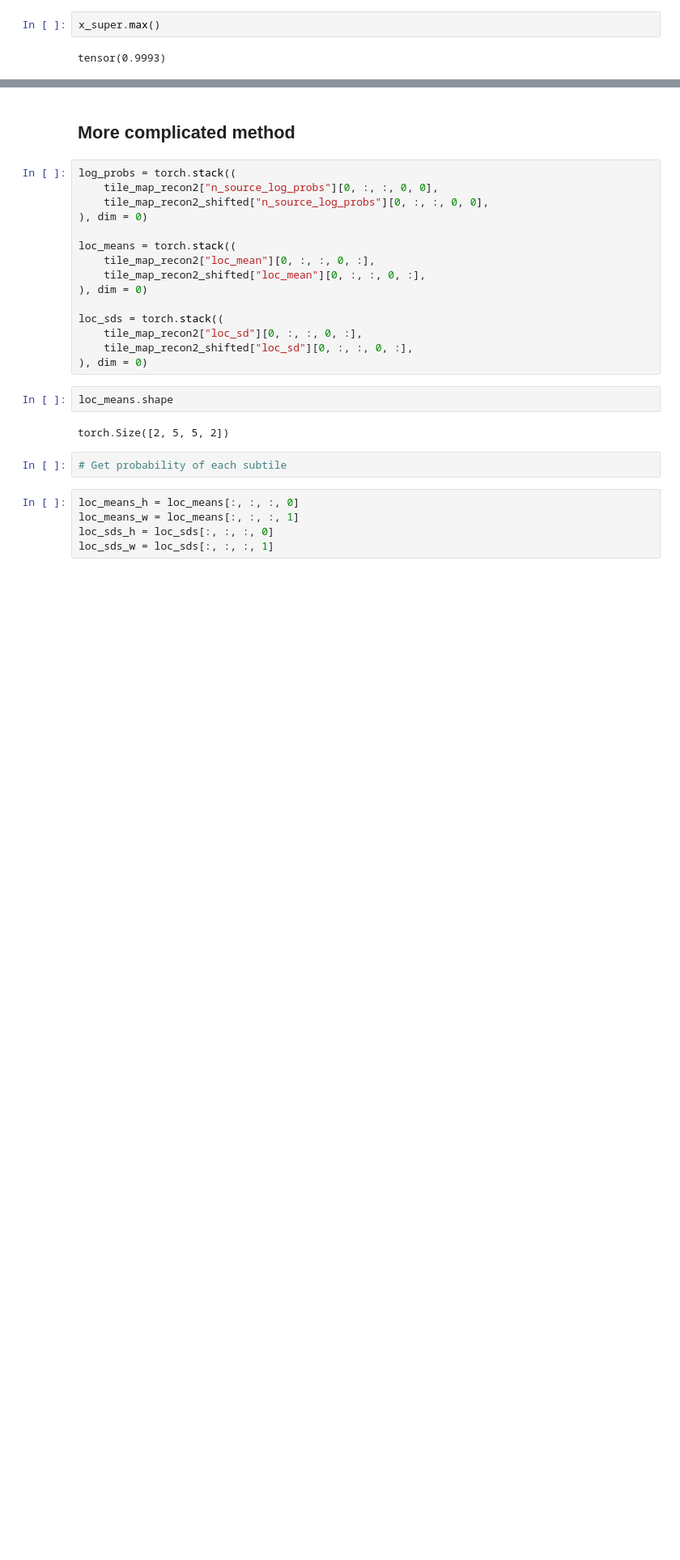
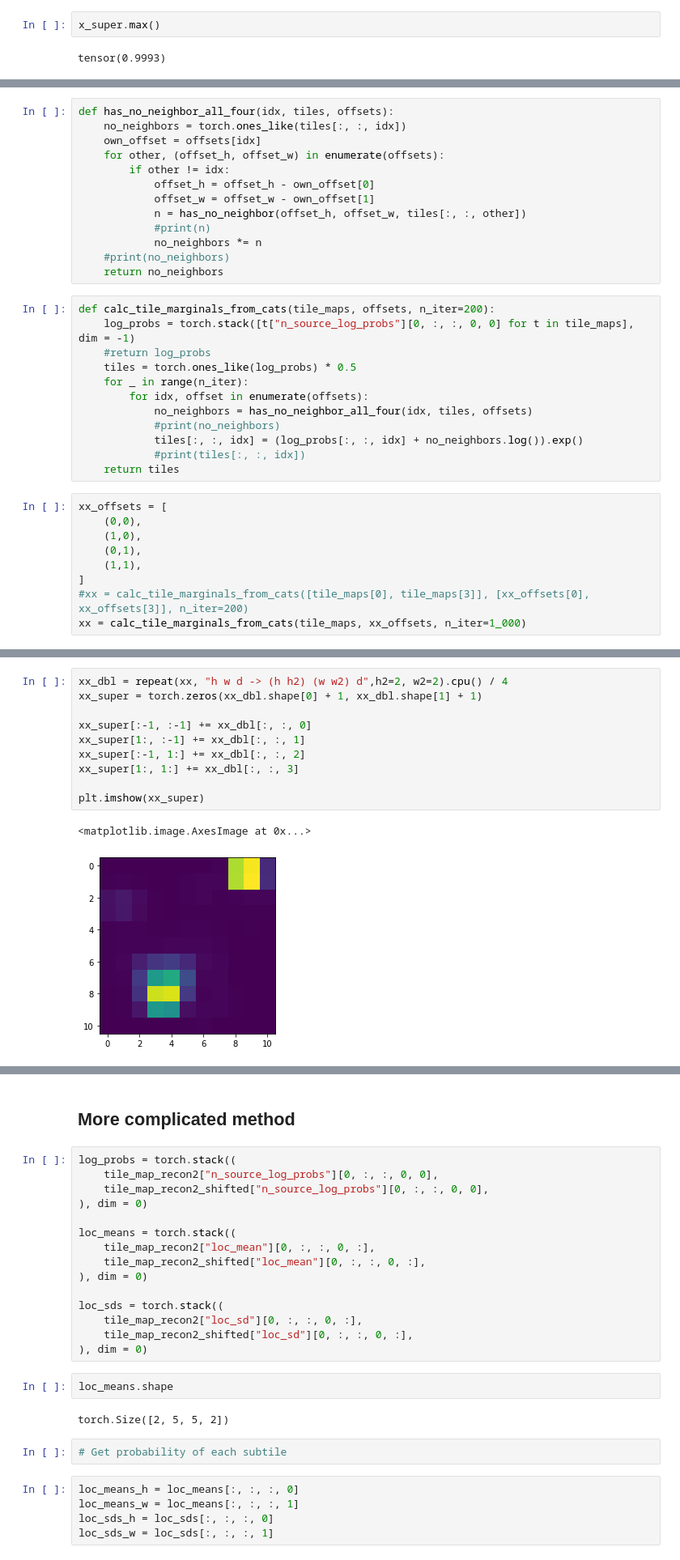
Before and after one commit to prob-ml/bliss, a Jupyter notebook: case_studies/overlap/overlap.ipynb, the cells around one changed output, grey strips where cells are left out. Shown at 81% size. Drawn from its saved outputs; the diff is of its cells as text; blank space fills up the shorter version.

```diff
--- a/case_studies/overlap/overlap.ipynb
+++ b/case_studies/overlap/overlap.ipynb
@@ -403,0 +489,34 @@ tensor(0.9993)
+# %%
+def has_no_neighbor_all_four(idx, tiles, offsets):
+    no_neighbors = torch.ones_like(tiles[:, :, idx])
+    own_offset = offsets[idx]
+    for other, (offset_h, offset_w) in enumerate(offsets):
+        if other != idx:
+            offset_h = offset_h - own_offset[0]
+            offset_w = offset_w - own_offset[1]
+            n = has_no_neighbor(offset_h, offset_w, tiles[:, :, other])
+            #print(n)
+            no_neighbors *= n
+    #print(no_neighbors)
+    return no_neighbors
+# %%
+def calc_tile_marginals_from_cats(tile_maps, offsets, n_iter=200):
+    log_probs = torch.stack([t["n_source_log_probs"][0, :, :, 0, 0] for t in tile_maps], dim = -1)
+    #return log_probs
+    tiles = torch.ones_like(log_probs) * 0.5
+    for _ in range(n_iter):
+        for idx, offset in enumerate(offsets):
+            no_neighbors = has_no_neighbor_all_four(idx, tiles, offsets)
+            #print(no_neighbors)
+            tiles[:, :, idx] = (log_probs[:, :, idx] + no_neighbors.log()).exp()
+            #print(tiles[:, :, idx])
+    return tiles
+# %%
+xx_offsets = [
+    (0,0),
+    (1,0),
+    (0,1),
+    (1,1),
+]
+#xx = calc_tile_marginals_from_cats([tile_maps[0], tile_maps[3]], [xx_offsets[0], xx_offsets[3]], n_iter=200)
+xx = calc_tile_marginals_from_cats(tile_maps, xx_offsets, n_iter=1_000)
@@ -403,0 +584,13 @@ tensor(0.9993)
+# %%
+xx_dbl = repeat(xx, "h w d -> (h h2) (w w2) d",h2=2, w2=2).cpu() / 4
+xx_super = torch.zeros(xx_dbl.shape[0] + 1, xx_dbl.shape[1] + 1)
+
+xx_super[:-1, :-1] += xx_dbl[:, :, 0]
+xx_super[1:, :-1] += xx_dbl[:, :, 1]
+xx_super[:-1, 1:] += xx_dbl[:, :, 2]
+xx_super[1:, 1:] += xx_dbl[:, :, 3]
+
+plt.imshow(xx_super)
+# %% [output]
+<matplotlib.image.AxesImage at 0x...>
+[figure, added]
```
Also changed, not shown: parts of 39 cells of this notebook.
